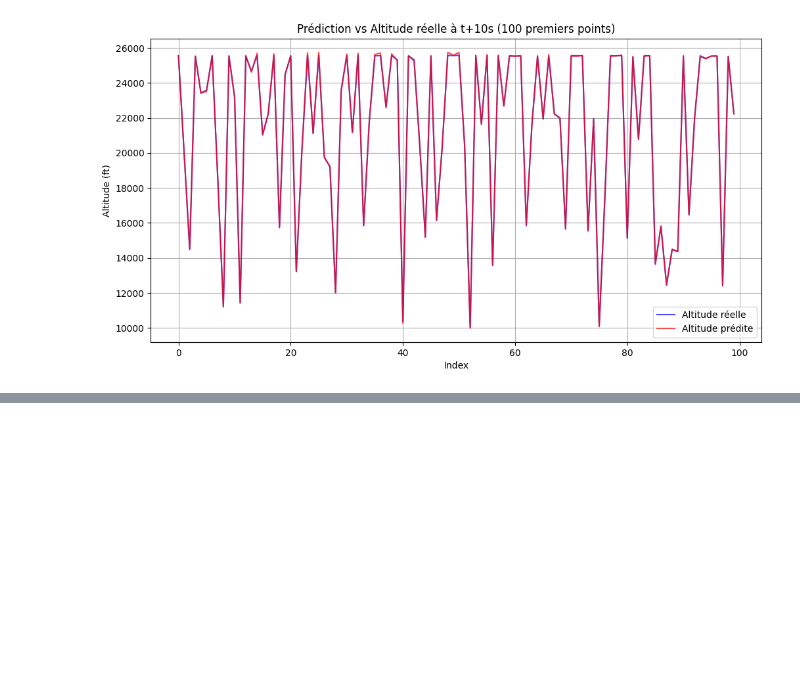
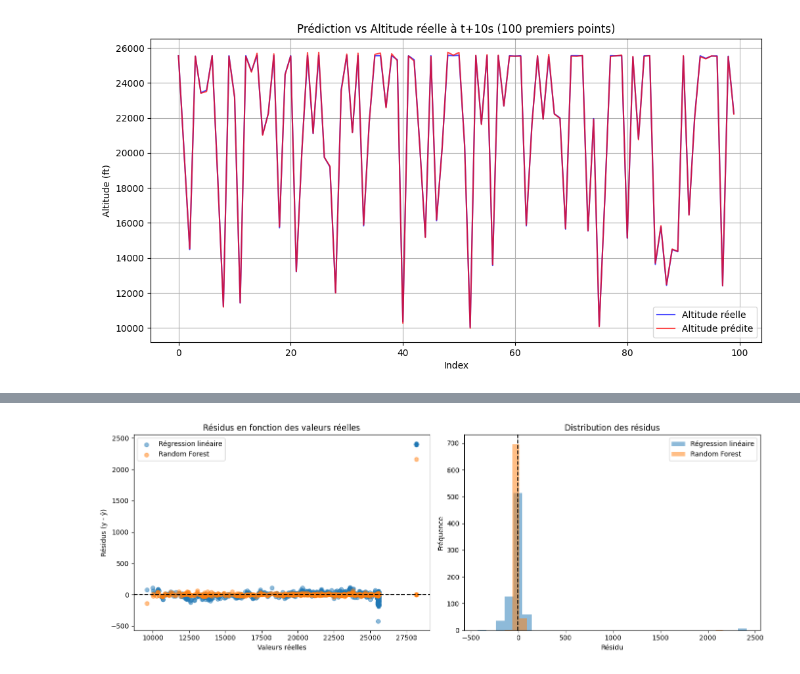
Before and after one commit to MGentieu/Data_analytics_aircraft_messages, a Jupyter notebook: GENTIEU_Martin_TP2.ipynb, the cells around one changed output, grey strips where cells are left out. Drawn from its saved outputs; the diff is of its cells as text; code cells hidden in the pictures; blank space fills up the shorter version.

```diff
--- a/GENTIEU_Martin_TP2.ipynb
+++ b/GENTIEU_Martin_TP2.ipynb
@@ -622,3 +610,6 @@ R² score: 0.997
+# %%
+# Prédiction
+y_pred_linear = model.predict(X_test)
 # %%
 for feat, coef in zip(features, model.coef_):
     print(f"{feat}: {coef:.3f}")
@@ -649,0 +696,30 @@ plt.show()
+# %%
+res_linear = y_test - y_pred_linear
+res_rf = y_test - y_pred_rf
+
+plt.figure(figsize=(14,5))
+
+# Scatter résidus
+plt.subplot(1,2,1)
+plt.scatter(y_test, res_linear, alpha=0.5, label="Régression linéaire")
+plt.scatter(y_test, res_rf, alpha=0.5, label="Random Forest")
+plt.axhline(0, color="black", linestyle="--")
+plt.xlabel("Valeurs réelles")
+plt.ylabel("Résidus (y - ŷ)")
+plt.title("Résidus en fonction des valeurs réelles")
+plt.legend()
+
+# Histogramme des résidus
+plt.subplot(1,2,2)
+plt.hist(res_linear, bins=30, alpha=0.5, label="Régression linéaire")
+plt.hist(res_rf, bins=30, alpha=0.5, label="Random Forest")
+plt.axvline(0, color="black", linestyle="--")
+plt.title("Distribution des résidus")
+plt.xlabel("Résidu")
+plt.ylabel("Fréquence")
+plt.legend()
+
+plt.tight_layout()
+plt.show()
+# %% [output]
+[figure, added]
```
Also changed, not shown: parts of 18 cells of this notebook.
